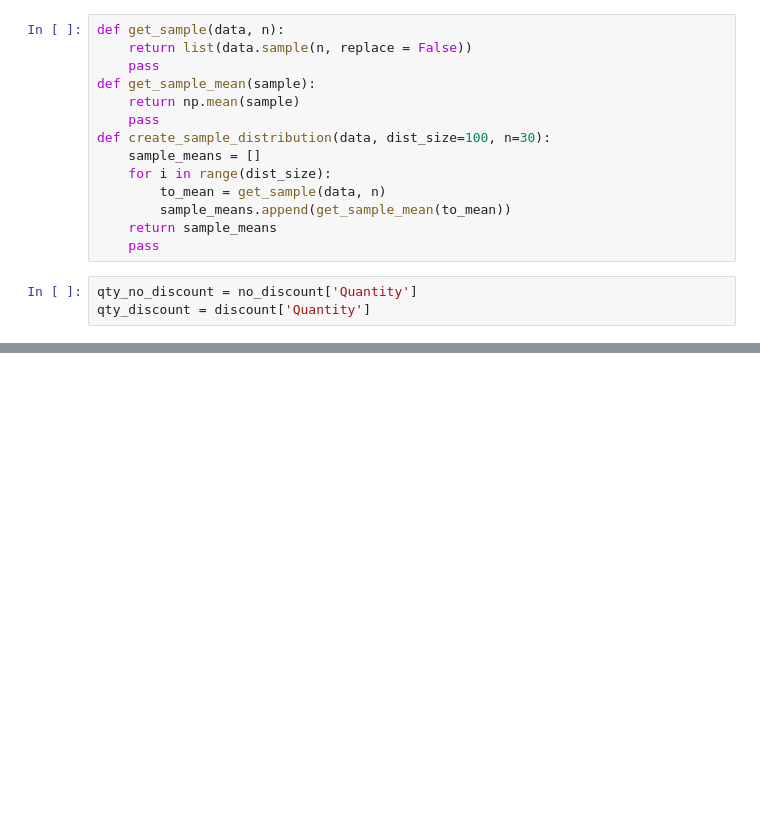
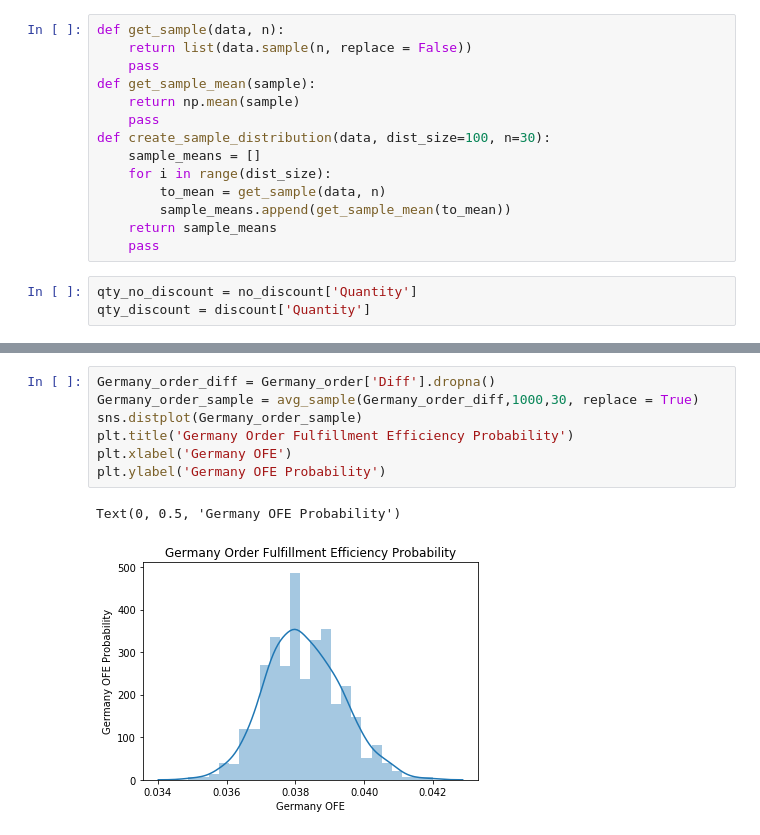
Before and after one commit to MrChamp/Mod3FinalProject, a Jupyter notebook: ProjectMainFinal.ipynb, the cells around one changed output, grey strips where cells are left out. Cells and saved outputs as stored; diff of their text form; blank space fills up the shorter version.

```diff
--- a/ProjectMainFinal.ipynb
+++ b/ProjectMainFinal.ipynb
@@ -150,0 +316,10 @@ sns.distplot(qty_sample)
+# %%
+Germany_order_diff = Germany_order['Diff'].dropna()
+Germany_order_sample = avg_sample(Germany_order_diff,1000,30, replace = True)
+sns.distplot(Germany_order_sample)
+plt.title('Germany Order Fulfillment Efficiency Probability')
+plt.xlabel('Germany OFE')
+plt.ylabel('Germany OFE Probability')
+# %% [output]
+Text(0, 0.5, 'Germany OFE Probability')
+[figure, added]
```
Also changed, not shown: parts of 52 cells of this notebook.
